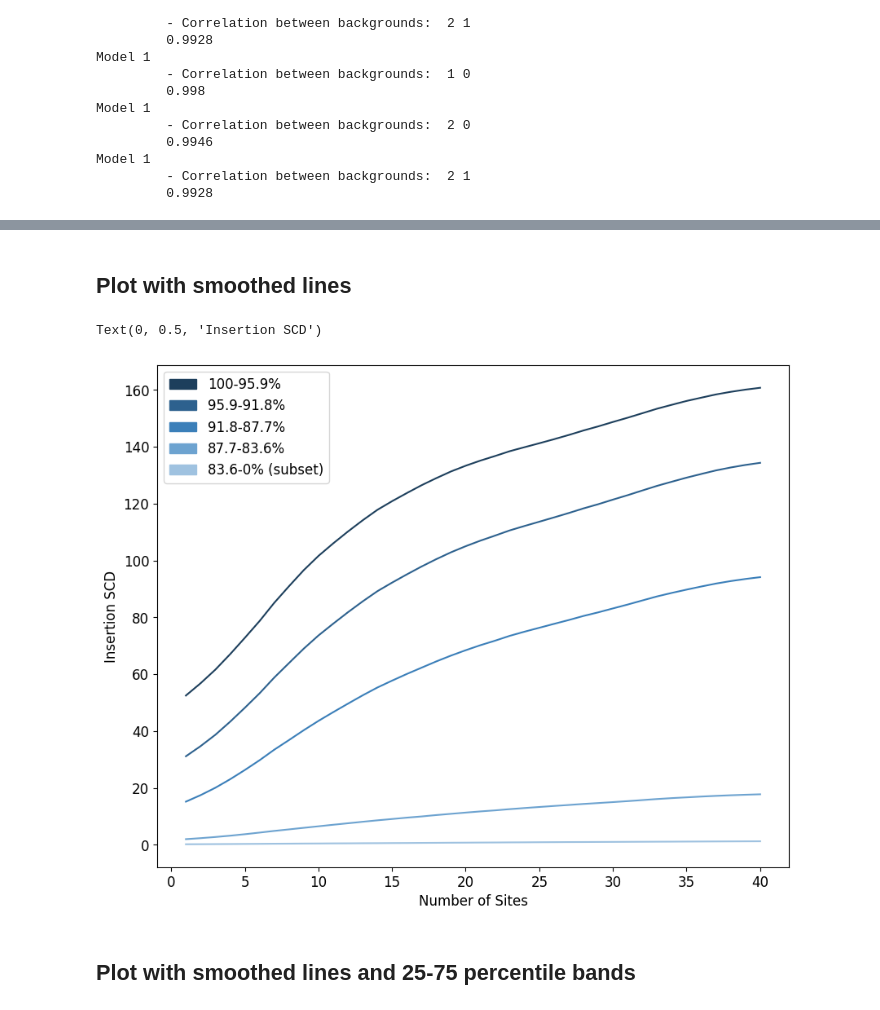
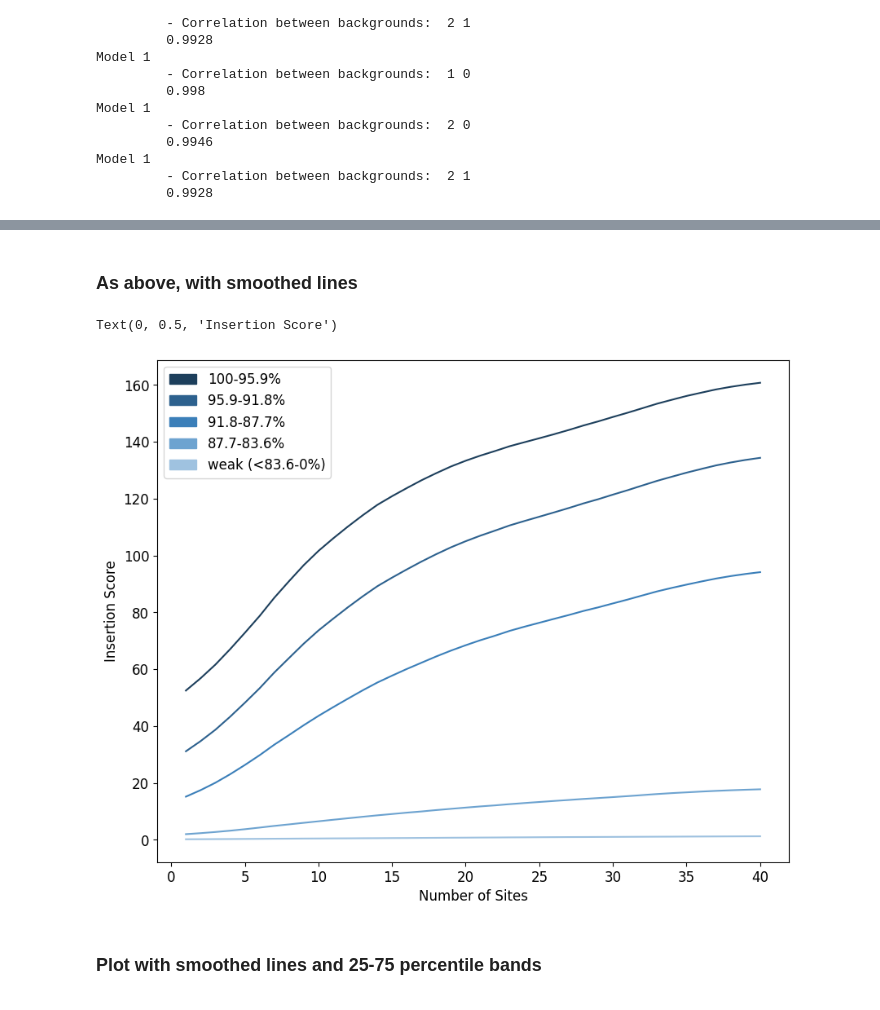
Before and after one commit to Fudenberg-Research-Group/akitaV2-analyses, a Jupyter notebook: experiments/virtual_insertion_number/analysis/analysis.ipynb, the cells around one changed output, grey strips where cells are left out. Cells and saved outputs as stored; diff of their text form; code cells hidden in the pictures.

```diff
--- a/experiments/virtual_insertion_number/analysis/analysis.ipynb
+++ b/experiments/virtual_insertion_number/analysis/analysis.ipynb
@@ -28,4 +15,3 @@ To enable the following instructions: AVX2 FMA, in other operations, rebuild Ten
 # %%
 data_dir = "/project/fudenber_735/akitaX1_analyses_data/virtual_insertion_number"
+df = read_multi_model_number_data(data_dir, keys_to_ignore = ["disruption_SCD", "insertion_SCD"])
-# %%
-df = read_multi_model_data(data_dir, keys_to_ignore = ["disruption_SCD", "insertion_SCD"])
@@ -138,32 +96,30 @@ Text(0, 0.5, 'Insertion SCD')
 [figure]
 # %% [markdown]
-## Plot with smoothed lines
+### As above, with smoothed lines
 # %%
 bin_size = 11
 # %%
 plt.figure(figsize=(10,8))
 x = [x for x in range(1,max_num_sites+1)]
 
 for group in number_df.insSCD_group.unique():
     plt.plot(x, numutils.smooth(number_df[(number_df["insSCD_group"] == group)]["SCD"], bin_size),
              c=color_dict[group])
 
 gr4_patch = mpatches.Patch(color="#1d3f5c", label="100-95.9%")
 gr3_patch = mpatches.Patch(color="#2d618e", label="95.9-91.8%")
 gr2_patch = mpatches.Patch(color="#3b7fb9", label="91.8-87.7%")
 gr1_patch = mpatches.Patch(color="#6da3d0", label="87.7-83.6%")
-gr0_patch = mpatches.Patch(color="#9fc2e0", label="83.6-0% (subset)")
+gr0_patch = mpatches.Patch(color="#9fc2e0", label="weak (<83.6-0%)")
 plt.legend(handles=[gr4_patch, gr3_patch, gr2_patch, gr1_patch, gr0_patch], loc="upper left")
 
-# plt.title("Averaged SCD with respect to the flank lenght")
 plt.xlabel("Number of Sites")
-plt.ylabel("Insertion SCD")
-# plt.legend(loc="upper left")
+plt.ylabel("Insertion Score")
 # %% [output]
-Text(0, 0.5, 'Insertion SCD')
+Text(0, 0.5, 'Insertion Score')
-[figure, old version]
+[figure, new version]
 # %% [markdown]
-## Plot with smoothed lines and 25-75 percentile bands
+### Plot with smoothed lines and 25-75 percentile bands
 # %%
 def percentile(n):
     def percentile_(x):
```
Also changed, not shown: parts of 30 cells of this notebook, 5 other files.
